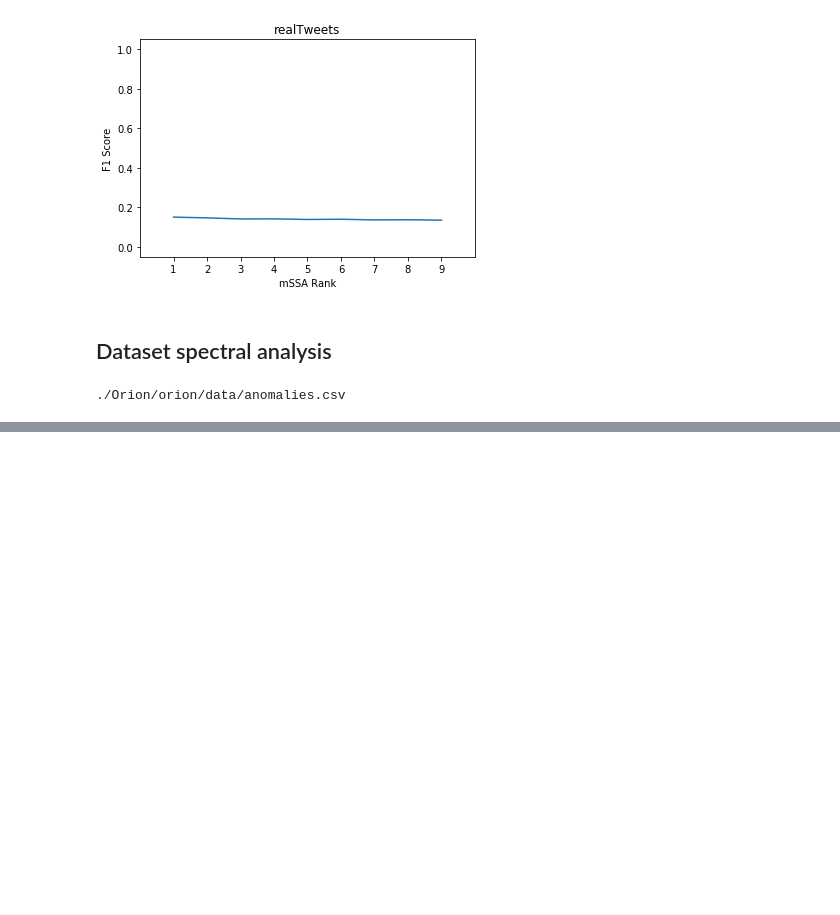
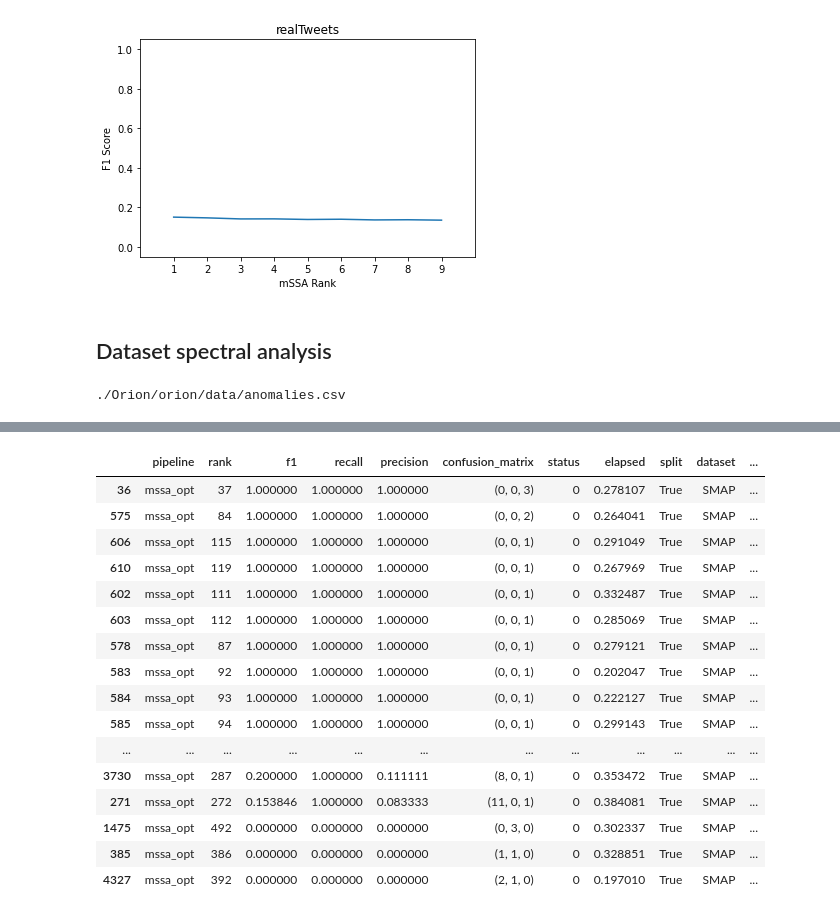
Before and after one commit to amlatyrngom/ml_project_bench, a Jupyter notebook: presentation_figures.ipynb, the cells around one changed output, grey strips where cells are left out. Drawn from its saved outputs; the diff is of its cells as text; code cells hidden in the pictures; blank space fills up the shorter version.

```diff
--- a/presentation_figures.ipynb
+++ b/presentation_figures.ipynb
@@ -309,0 +308,20 @@ pd.read_csv("./Orion/orion/data/anomalies.csv")
+# %%
+df_optmssa_spectra.query("dataset=='SMAP'")
+# %% [output]
+|  | pipeline | rank | f1 | recall | precision | confusion_matrix | status | elapsed | split | dataset | ... |
+| 36 | mssa_opt | 37 | 1.000000 | 1.000000 | 1.000000 | (0, 0, 3) | 0 | 0.278107 | True | SMAP | ... |
+| 575 | mssa_opt | 84 | 1.000000 | 1.000000 | 1.000000 | (0, 0, 2) | 0 | 0.264041 | True | SMAP | ... |
+| 606 | mssa_opt | 115 | 1.000000 | 1.000000 | 1.000000 | (0, 0, 1) | 0 | 0.291049 | True | SMAP | ... |
+| 610 | mssa_opt | 119 | 1.000000 | 1.000000 | 1.000000 | (0, 0, 1) | 0 | 0.267969 | True | SMAP | ... |
+| 602 | mssa_opt | 111 | 1.000000 | 1.000000 | 1.000000 | (0, 0, 1) | 0 | 0.332487 | True | SMAP | ... |
+| 603 | mssa_opt | 112 | 1.000000 | 1.000000 | 1.000000 | (0, 0, 1) | 0 | 0.285069 | True | SMAP | ... |
+| 578 | mssa_opt | 87 | 1.000000 | 1.000000 | 1.000000 | (0, 0, 1) | 0 | 0.279121 | True | SMAP | ... |
+| 583 | mssa_opt | 92 | 1.000000 | 1.000000 | 1.000000 | (0, 0, 1) | 0 | 0.202047 | True | SMAP | ... |
+| 584 | mssa_opt | 93 | 1.000000 | 1.000000 | 1.000000 | (0, 0, 1) | 0 | 0.222127 | True | SMAP | ... |
+| 585 | mssa_opt | 94 | 1.000000 | 1.000000 | 1.000000 | (0, 0, 1) | 0 | 0.299143 | True | SMAP | ... |
+| ... | ... | ... | ... | ... | ... | ... | ... | ... | ... | ... | ... |
+| 3730 | mssa_opt | 287 | 0.200000 | 1.000000 | 0.111111 | (8, 0, 1) | 0 | 0.353472 | True | SMAP | ... |
+| 271 | mssa_opt | 272 | 0.153846 | 1.000000 | 0.083333 | (11, 0, 1) | 0 | 0.384081 | True | SMAP | ... |
+| 1475 | mssa_opt | 492 | 0.000000 | 0.000000 | 0.000000 | (0, 3, 0) | 0 | 0.302337 | True | SMAP | ... |
+| 385 | mssa_opt | 386 | 0.000000 | 0.000000 | 0.000000 | (1, 1, 0) | 0 | 0.328851 | True | SMAP | ... |
+| 4327 | mssa_opt | 392 | 0.000000 | 0.000000 | 0.000000 | (2, 1, 0) | 0 | 0.197010 | True | SMAP | ... |
```
Also changed, not shown: parts of 25 cells of this notebook.
